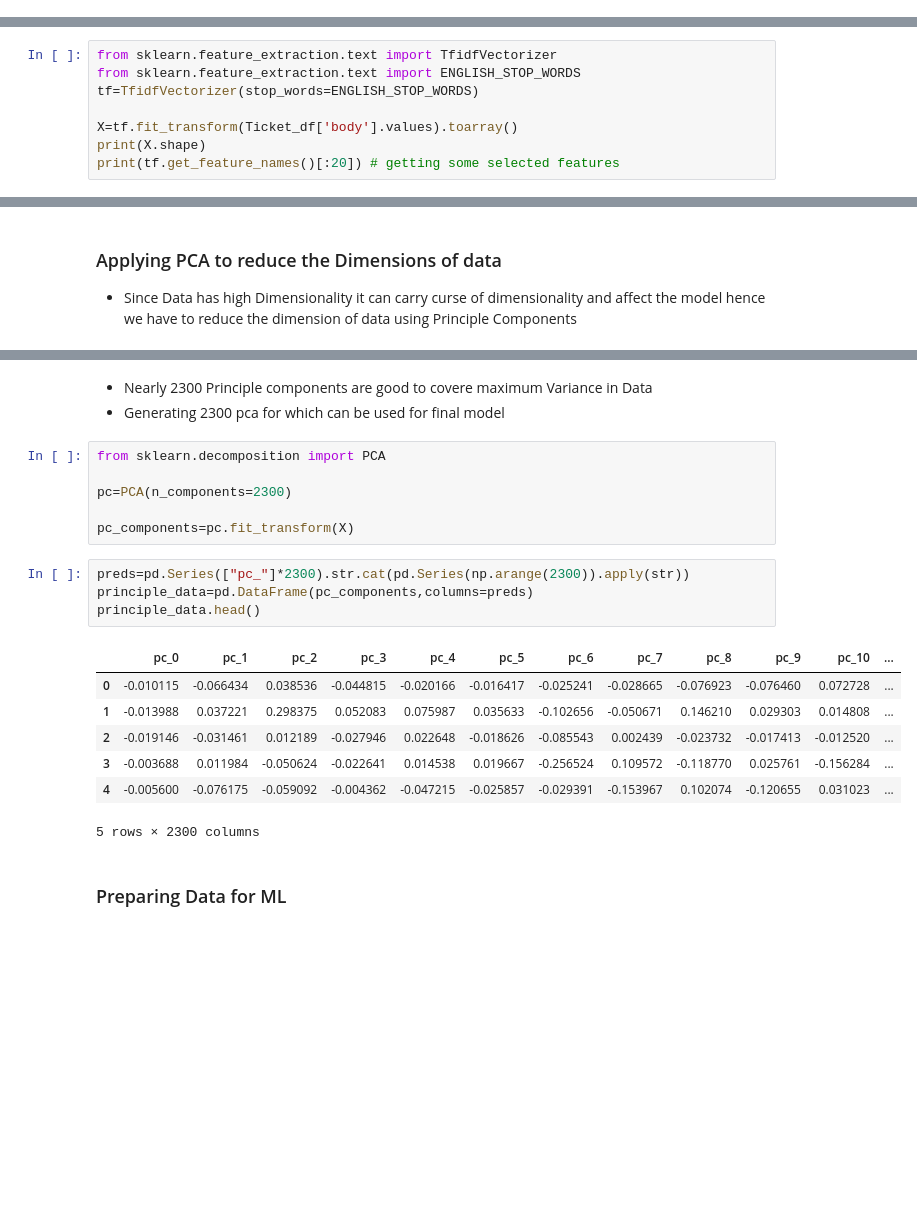
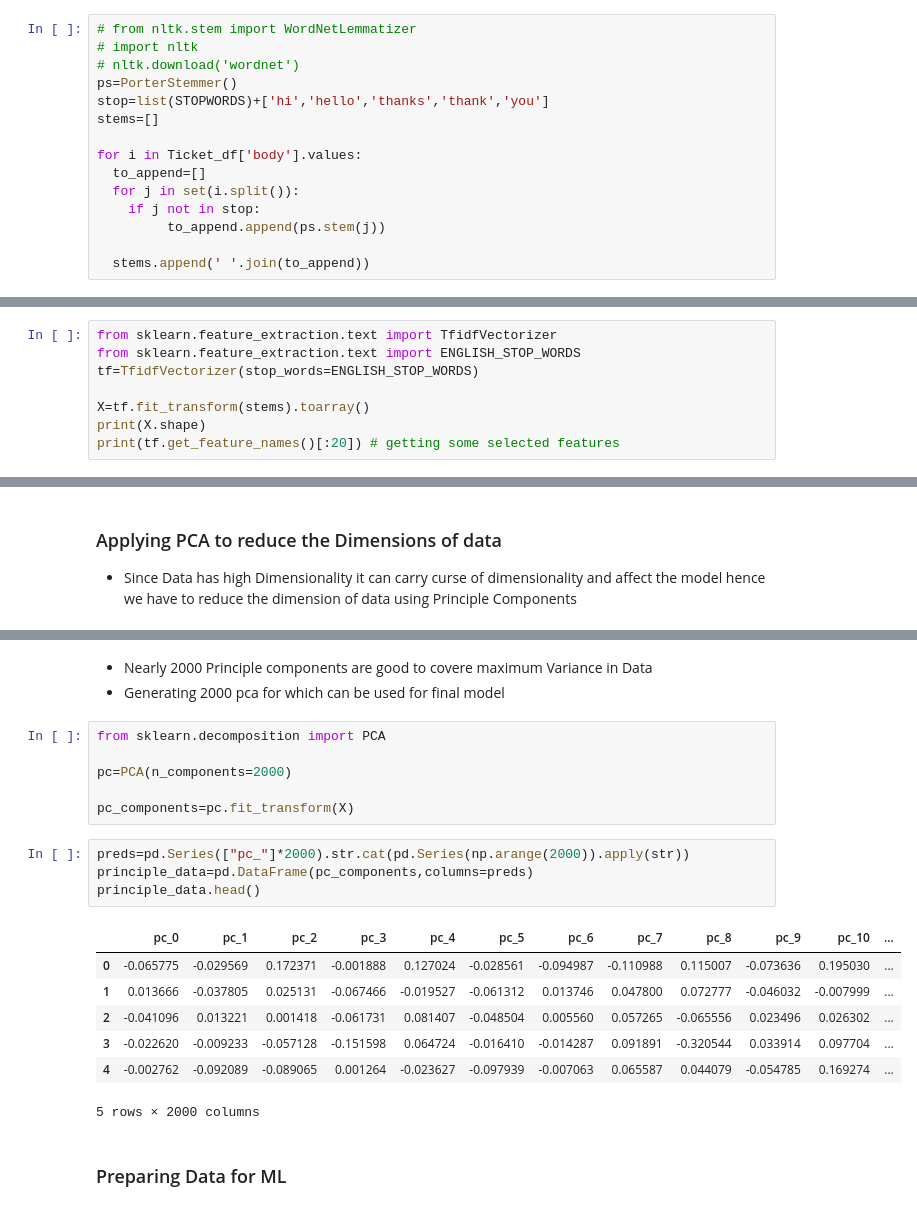
Before and after one commit to Mchilamwar/Support-Ticket-Priority-Classification-TF-IDF-Vectorizer, a Jupyter notebook: Microsoft Ticket Priority TF-IDF.ipynb, the cells around one changed output, grey strips where cells are left out. Drawn from its saved outputs; the diff is of its cells as text; blank space fills up the shorter version.

```diff
--- a/Microsoft Ticket Priority TF-IDF.ipynb
+++ b/Microsoft Ticket Priority TF-IDF.ipynb
@@ -55,3 +59,18 @@ Name: body, dtype: object
+# %%
+# from nltk.stem import WordNetLemmatizer
+# import nltk
+# nltk.download('wordnet')
+ps=PorterStemmer()
+stop=list(STOPWORDS)+['hi','hello','thanks','thank','you']
+stems=[]
+
+for i in Ticket_df['body'].values:
+  to_append=[]
+  for j in set(i.split()):
+    if j not in stop:
+         to_append.append(ps.stem(j))
+
+  stems.append(' '.join(to_append))
 # %% [markdown]
 ### Converting the Textual data to vectors using TF-IDF Vectorizer
 # %%
@@ -59,7 +78,7 @@ from sklearn.feature_extraction.text import TfidfVectorizer
 from sklearn.feature_extraction.text import ENGLISH_STOP_WORDS
 tf=TfidfVectorizer(stop_words=ENGLISH_STOP_WORDS)
 
-X=tf.fit_transform(Ticket_df['body'].values).toarray()
+X=tf.fit_transform(stems).toarray()
 print(X.shape)
 print(tf.get_feature_names()[:20]) # getting some selected features
 # %% [output]
@@ -114,23 +133,23 @@ print(var_exp)
 # %% [markdown]
-* Nearly 2300 Principle components are good to covere maximum Variance in Data
-* Generating 2300 pca for which can be used for final model
+* Nearly 2000 Principle components are good to covere maximum Variance in Data
+* Generating 2000 pca for which can be used for final model
 # %%
 from sklearn.decomposition import PCA
 
-pc=PCA(n_components=2300)
+pc=PCA(n_components=2000)
 
 pc_components=pc.fit_transform(X)
 # %%
-preds=pd.Series(["pc_"]*2300).str.cat(pd.Series(np.arange(2300)).apply(str))
+preds=pd.Series(["pc_"]*2000).str.cat(pd.Series(np.arange(2000)).apply(str))
 principle_data=pd.DataFrame(pc_components,columns=preds)
 principle_data.head()
 # %% [output]
 |  | pc_0 | pc_1 | pc_2 | pc_3 | pc_4 | pc_5 | pc_6 | pc_7 | pc_8 | pc_9 | pc_10 | ... |
-| 0 | -0.010115 | -0.066434 | 0.038536 | -0.044815 | -0.020166 | -0.016417 | -0.025241 | -0.028665 | -0.076923 | -0.076460 | 0.072728 | ... |
-| 1 | -0.013988 | 0.037221 | 0.298375 | 0.052083 | 0.075987 | 0.035633 | -0.102656 | -0.050671 | 0.146210 | 0.029303 | 0.014808 | ... |
-| 2 | -0.019146 | -0.031461 | 0.012189 | -0.027946 | 0.022648 | -0.018626 | -0.085543 | 0.002439 | -0.023732 | -0.017413 | -0.012520 | ... |
-| 3 | -0.003688 | 0.011984 | -0.050624 | -0.022641 | 0.014538 | 0.019667 | -0.256524 | 0.109572 | -0.118770 | 0.025761 | -0.156284 | ... |
-| 4 | -0.005600 | -0.076175 | -0.059092 | -0.004362 | -0.047215 | -0.025857 | -0.029391 | -0.153967 | 0.102074 | -0.120655 | 0.031023 | ... |
+| 0 | -0.065775 | -0.029569 | 0.172371 | -0.001888 | 0.127024 | -0.028561 | -0.094987 | -0.110988 | 0.115007 | -0.073636 | 0.195030 | ... |
+| 1 | 0.013666 | -0.037805 | 0.025131 | -0.067466 | -0.019527 | -0.061312 | 0.013746 | 0.047800 | 0.072777 | -0.046032 | -0.007999 | ... |
+| 2 | -0.041096 | 0.013221 | 0.001418 | -0.061731 | 0.081407 | -0.048504 | 0.005560 | 0.057265 | -0.065556 | 0.023496 | 0.026302 | ... |
+| 3 | -0.022620 | -0.009233 | -0.057128 | -0.151598 | 0.064724 | -0.016410 | -0.014287 | 0.091891 | -0.320544 | 0.033914 | 0.097704 | ... |
+| 4 | -0.002762 | -0.092089 | -0.089065 | 0.001264 | -0.023627 | -0.097939 | -0.007063 | 0.065587 | 0.044079 | -0.054785 | 0.169274 | ... |
-5 rows × 2300 columns
+5 rows × 2000 columns
 # %% [markdown]
 ### Preparing Data for ML
```
Also changed, not shown: parts of 12 cells of this notebook.
